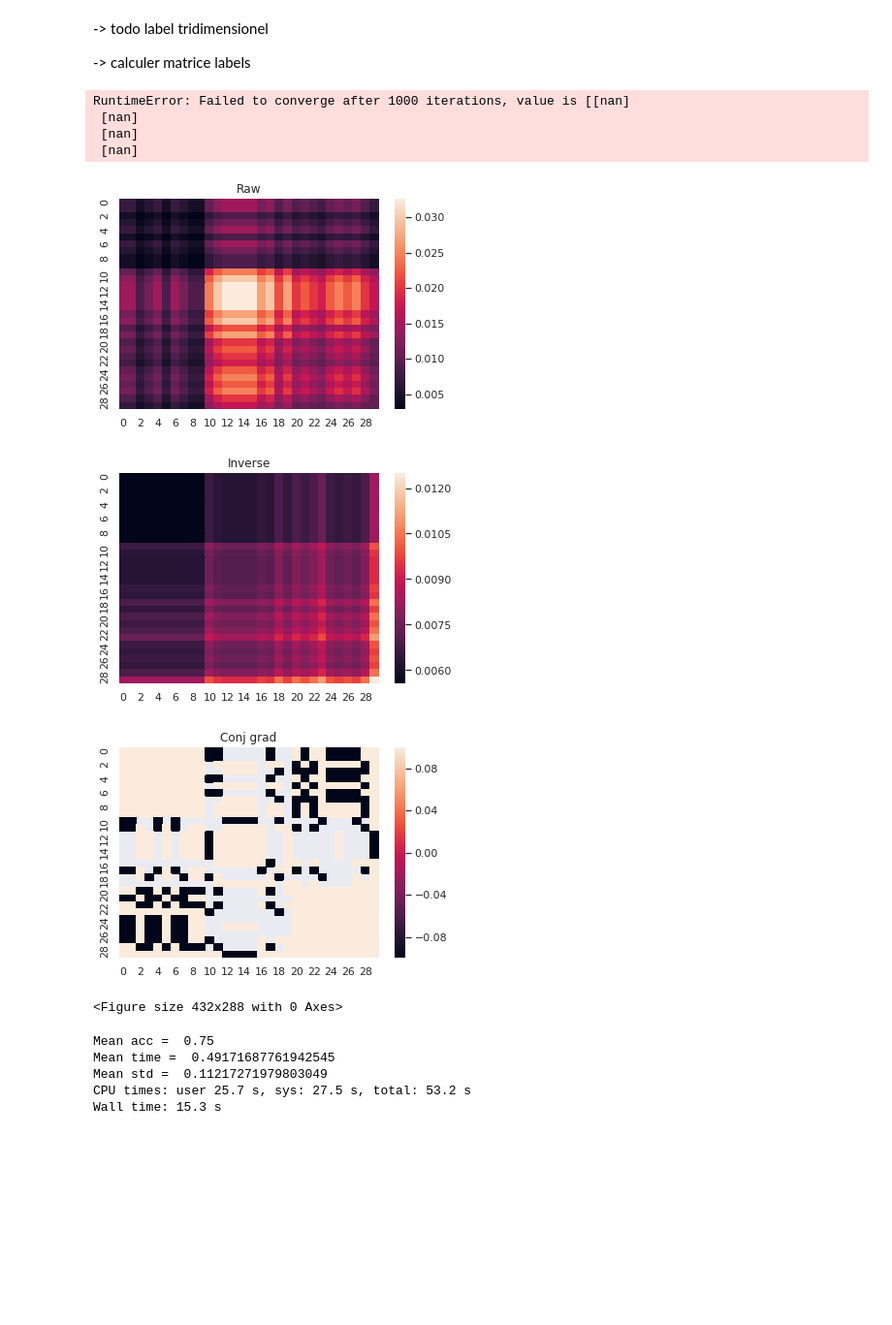
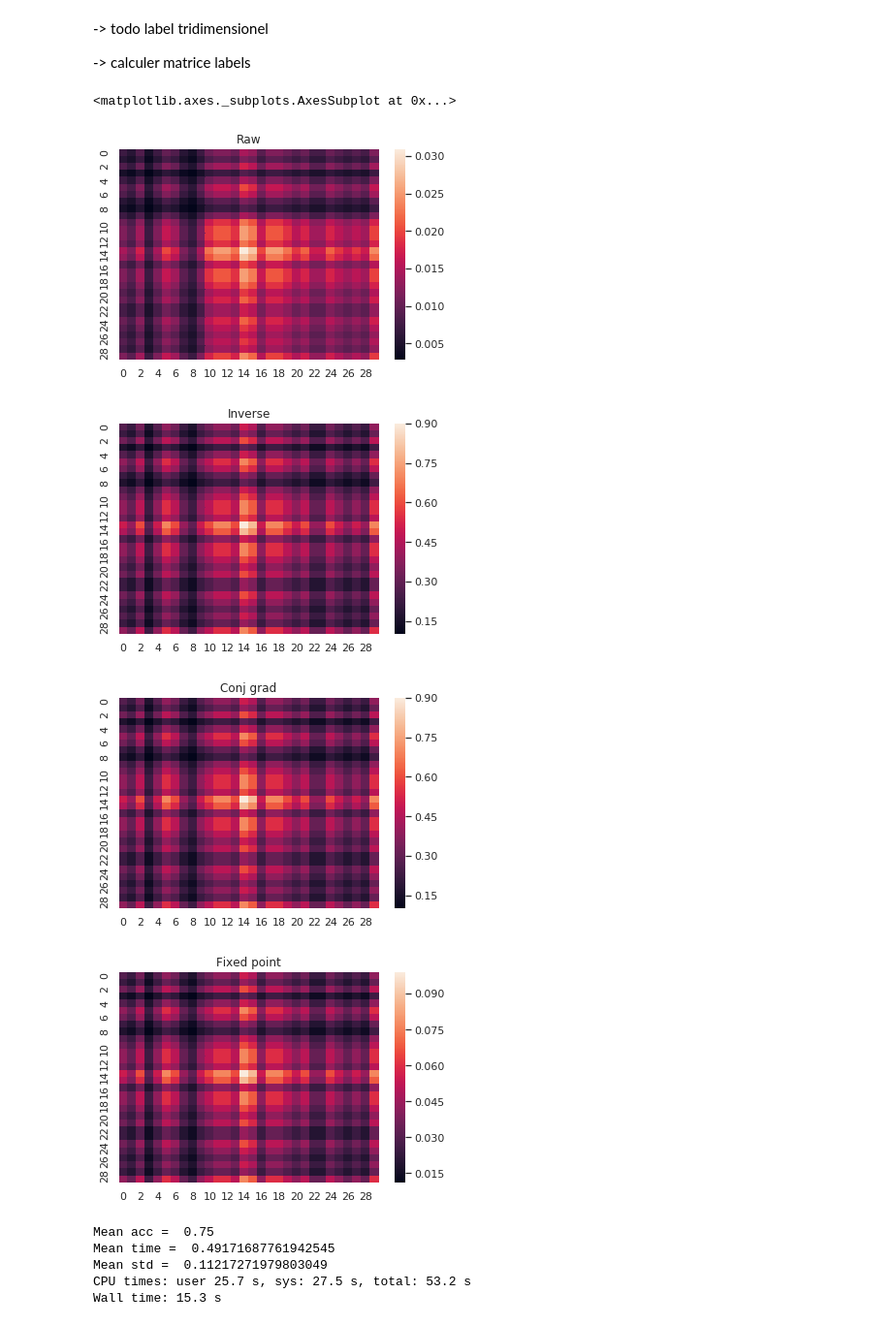
Before and after one commit to leoandeol/graph-kernels, a Jupyter notebook: tests.ipynb, the cells around one changed output. Shown at 97% size. Cells and saved outputs as stored; diff of their text form; code cells hidden in the pictures; blank space fills up the shorter version.

Commit message:
Most kernels are working !

```diff
--- a/tests.ipynb
+++ b/tests.ipynb
@@ -12,34 +12,31 @@ import matplotlib.pyplot as plt
 # %%
 db = Database()
 d = []
 db2 = db.gen_database_test(9, 5, 5, 3)
 N = np.max(db2[:,0].shape[0])
 M = np.max([len(x.nonzero()[0]) for x in db2[:,0]])
-ker = Kernel(0.95,N,M)
+ker = Kernel(0.9,N,M)
 #brut
 plt.title("Raw")
 sns.heatmap(ker.build_gram_matrix(db2[:,0],kernel=ker.raw_kernel))
 plt.figure()
 plt.title("Inverse")
 sns.heatmap(ker.build_gram_matrix(db2[:,0],kernel=ker.inv_kernel))
 plt.figure()
 plt.title("Conj grad")
 sns.heatmap(ker.build_gram_matrix(db2[:,0],kernel=ker.conj_grad_kernel))
 plt.figure()
 plt.title("Fixed point")
 sns.heatmap(ker.build_gram_matrix(db2[:,0],kernel=ker.fixed_point_kernel))
 #plt.figure()
 #plt.title("Spectral Decomp")
 #sns.heatmap(ker.build_gram_matrix(db2[:,0],kernel=ker.spec_decomp_kernel))
 # %% [output]
-RuntimeError: Failed to converge after 1000 iterations, value is [[nan]
- [nan]
- [nan]
- [nan]
+<matplotlib.axes._subplots.AxesSubplot at 0x...>
-[figure, old version]
+[figure, new version]
-[figure, old version]
+[figure, new version]
-[figure, old version]
+[figure, new version]
-<Figure size 432x288 with 0 Axes>
+[figure, added]
 # %%
 %%time
 db = Database()
```
Also changed, not shown: 1 other file.
